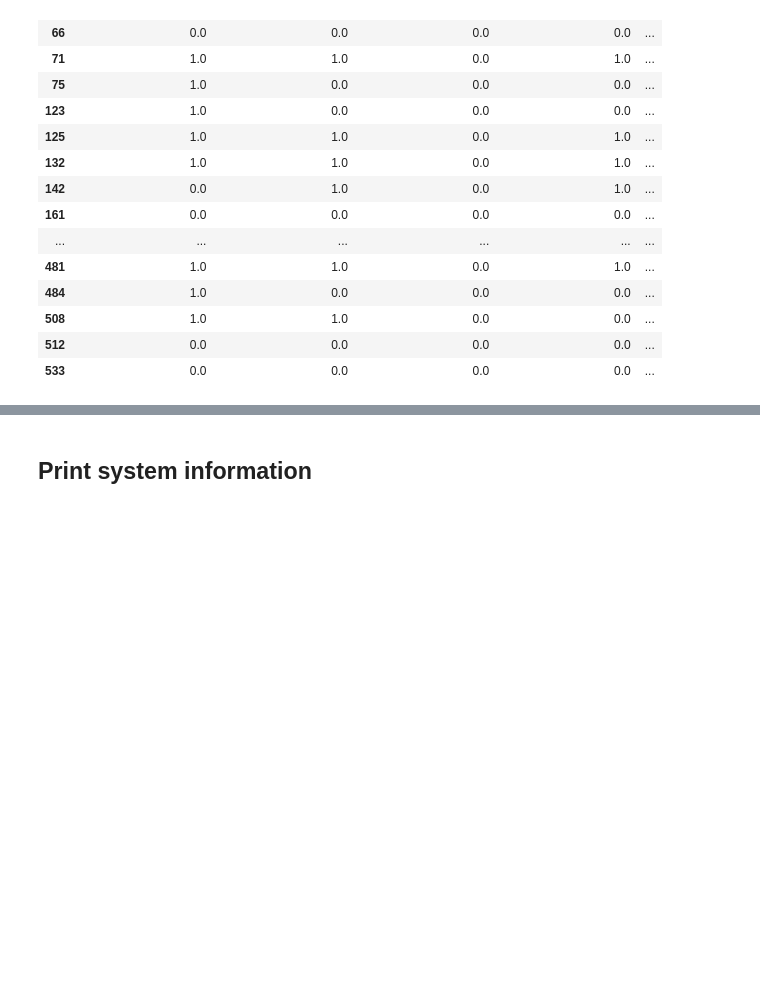
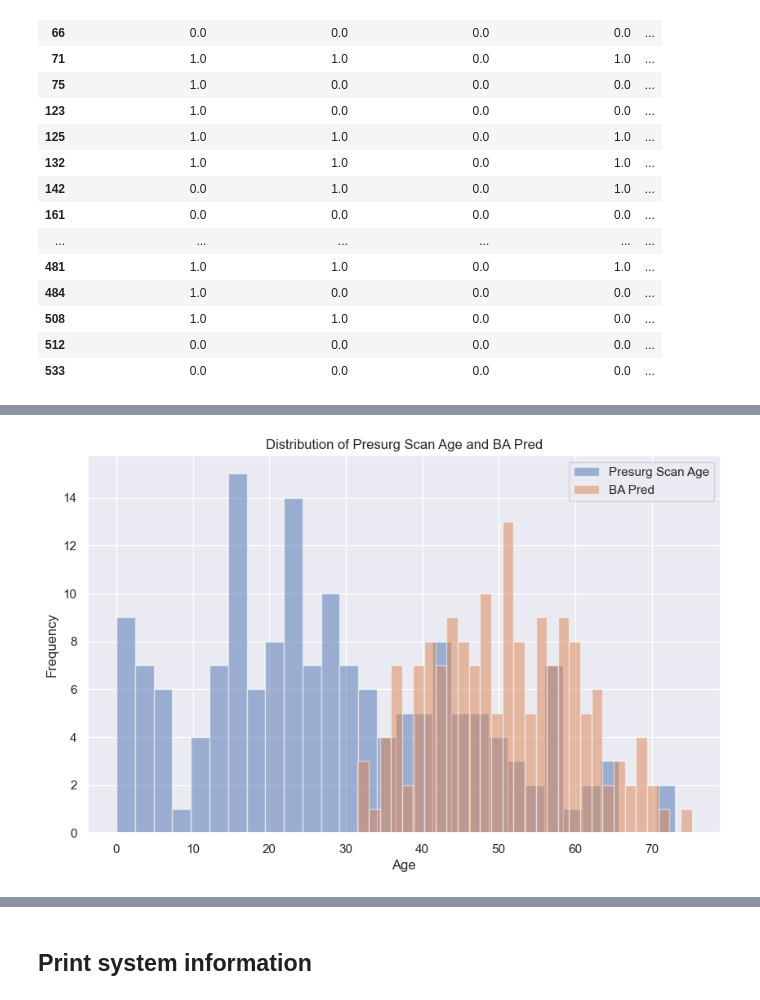
Before and after one commit to AmauryPelzer/Engel-outcome-prediction, a Jupyter notebook: notebooks/1. exploratory/exploratory.ipynb, the cells around one changed output, grey strips where cells are left out. Saved outputs shown, nothing was run; the diff lists cells and outputs as text; code cells hidden in the pictures; blank space fills up the shorter version.

```diff
--- a/notebooks/1. exploratory/exploratory.ipynb
+++ b/notebooks/1. exploratory/exploratory.ipynb
@@ -834,0 +810,24 @@ wide_df[wide_df["epi_icd"]=="G40.109"][["resect_procedure___1", "resect_procedur
+# %%
+import matplotlib.pyplot as plt
+
+# Assuming wide_df is your dataframe
+plt.figure(figsize=(10, 6))
+
+# Plotting histogram for "presurg_scan_age"
+plt.hist(wide_df['presurg_scan_age'], bins=30, alpha=0.5, label='Presurg Scan Age')
+
+# Plotting histogram for "BA_pred"
+plt.hist(wide_df['BA_pred'], bins=30, alpha=0.5, label='BA Pred')
+
+# Adding title and labels
+plt.title('Distribution of Presurg Scan Age and BA Pred')
+plt.xlabel('Age')
+plt.ylabel('Frequency')
+
+# Adding legend
+plt.legend()
+
+# Display the plot
+plt.show()
+# %% [output]
+[figure, added]
```
Also changed, not shown: parts of 11 cells of this notebook.
